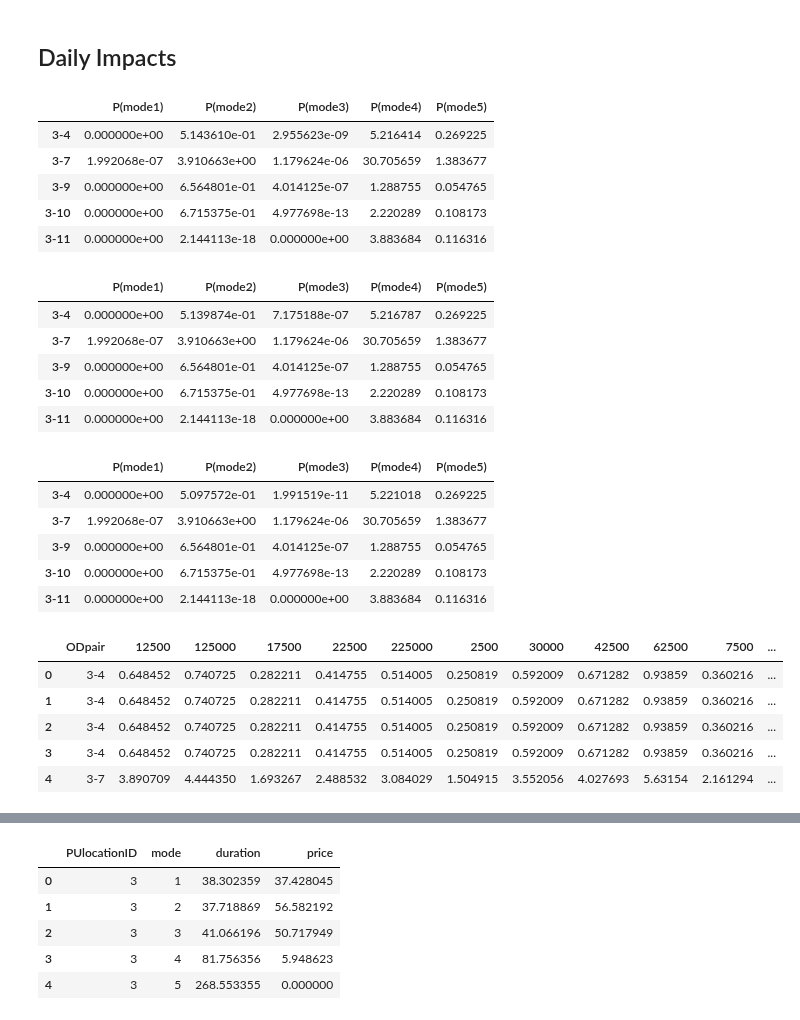
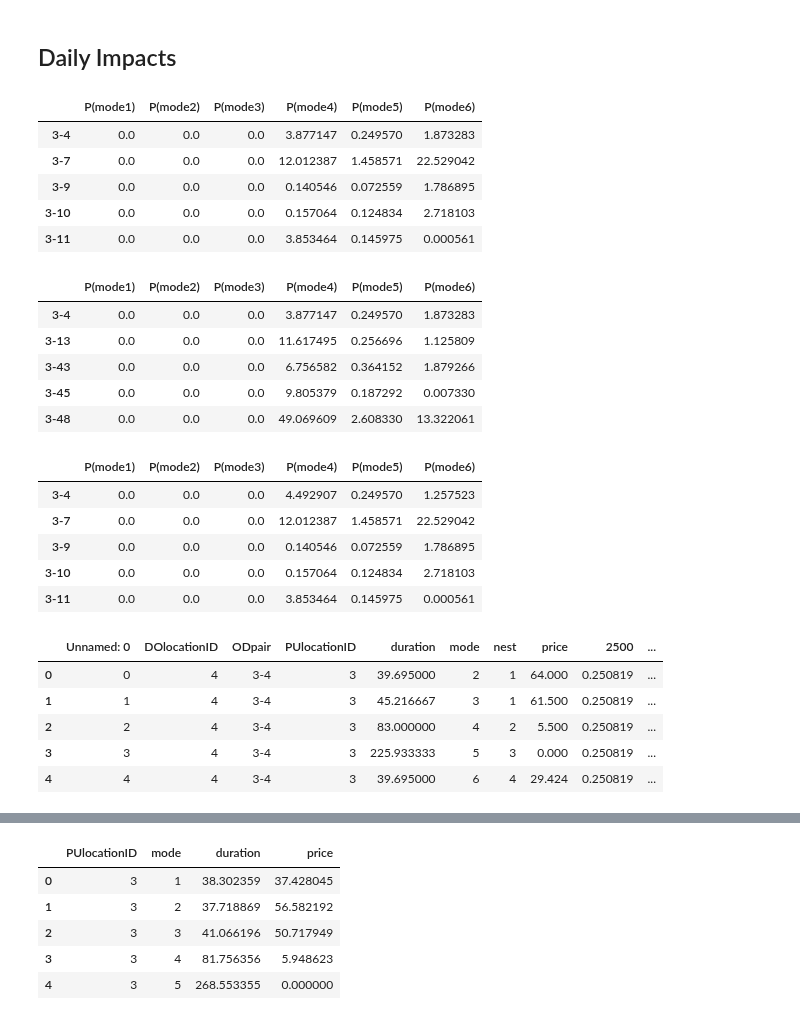
Before and after one commit to Rufei-Sheng/Manhattan-Congestion-Surcharge-Capstone, a Jupyter notebook: results/Daily_Impacts.ipynb, the cells around one changed output, grey strips where cells are left out. Cells and saved outputs as stored; diff of their text form; code cells hidden in the pictures.

```diff
--- a/results/Daily_Impacts.ipynb
+++ b/results/Daily_Impacts.ipynb
@@ -11,45 +11,45 @@ from tqdm import tqdm
 from sklearn.model_selection import GridSearchCV
 import re
 # %%
-results_scene_1 = pd.read_csv('../results/Final_results/results_scenario1_SRM.csv',index_col=0,usecols=range(6))
+results_scene_1 = pd.read_csv('Final_results/results_scenario1_0.05_1.5.csv',index_col=0)#,usecols=range(6))
 results_scene_1.head()
 # %% [output]
-|  | P(mode1) | P(mode2) | P(mode3) | P(mode4) | P(mode5) |
-| 3-4 | 0.000000e+00 | 5.143610e-01 | 2.955623e-09 | 5.216414 | 0.269225 |
-| 3-7 | 1.992068e-07 | 3.910663e+00 | 1.179624e-06 | 30.705659 | 1.383677 |
-| 3-9 | 0.000000e+00 | 6.564801e-01 | 4.014125e-07 | 1.288755 | 0.054765 |
-| 3-10 | 0.000000e+00 | 6.715375e-01 | 4.977698e-13 | 2.220289 | 0.108173 |
-| 3-11 | 0.000000e+00 | 2.144113e-18 | 0.000000e+00 | 3.883684 | 0.116316 |
+|  | P(mode1) | P(mode2) | P(mode3) | P(mode4) | P(mode5) | P(mode6) |
+| 3-4 | 0.0 | 0.0 | 0.0 | 3.877147 | 0.249570 | 1.873283 |
+| 3-7 | 0.0 | 0.0 | 0.0 | 12.012387 | 1.458571 | 22.529042 |
+| 3-9 | 0.0 | 0.0 | 0.0 | 0.140546 | 0.072559 | 1.786895 |
+| 3-10 | 0.0 | 0.0 | 0.0 | 0.157064 | 0.124834 | 2.718103 |
+| 3-11 | 0.0 | 0.0 | 0.0 | 3.853464 | 0.145975 | 0.000561 |
 # %%
-results_scene_2 = pd.read_csv('../results/Final_results/results_scenario2 -$2.75.csv',index_col=0,usecols=range(6))
+results_scene_2 = pd.read_csv('Final_results/results_scenario2_0.05_1.5.csv',index_col=0,usecols=range(1,8))
 results_scene_2.head()
 # %% [output]
-|  | P(mode1) | P(mode2) | P(mode3) | P(mode4) | P(mode5) |
-| 3-4 | 0.000000e+00 | 5.139874e-01 | 7.175188e-07 | 5.216787 | 0.269225 |
-| 3-7 | 1.992068e-07 | 3.910663e+00 | 1.179624e-06 | 30.705659 | 1.383677 |
-| 3-9 | 0.000000e+00 | 6.564801e-01 | 4.014125e-07 | 1.288755 | 0.054765 |
-| 3-10 | 0.000000e+00 | 6.715375e-01 | 4.977698e-13 | 2.220289 | 0.108173 |
-| 3-11 | 0.000000e+00 | 2.144113e-18 | 0.000000e+00 | 3.883684 | 0.116316 |
+|  | P(mode1) | P(mode2) | P(mode3) | P(mode4) | P(mode5) | P(mode6) |
+| 3-4 | 0.0 | 0.0 | 0.0 | 3.877147 | 0.249570 | 1.873283 |
+| 3-13 | 0.0 | 0.0 | 0.0 | 11.617495 | 0.256696 | 1.125809 |
+| 3-43 | 0.0 | 0.0 | 0.0 | 6.756582 | 0.364152 | 1.879266 |
+| 3-45 | 0.0 | 0.0 | 0.0 | 9.805379 | 0.187292 | 0.007330 |
+| 3-48 | 0.0 | 0.0 | 0.0 | 49.069609 | 2.608330 | 13.322061 |
 # %%
-results_scene_3 = pd.read_csv('../results/Final_results/results_scenario3 -$10.csv',index_col=0,usecols=range(6))
+results_scene_3 = pd.read_csv('Final_results/results_scenario3_with_scenario1_0.05_1.5.csv',index_col=0)#,usecols=range(6))
 results_scene_3.head()
 # %% [output]
-|  | P(mode1) | P(mode2) | P(mode3) | P(mode4) | P(mode5) |
-| 3-4 | 0.000000e+00 | 5.097572e-01 | 1.991519e-11 | 5.221018 | 0.269225 |
-| 3-7 | 1.992068e-07 | 3.910663e+00 | 1.179624e-06 | 30.705659 | 1.383677 |
-| 3-9 | 0.000000e+00 | 6.564801e-01 | 4.014125e-07 | 1.288755 | 0.054765 |
-| 3-10 | 0.000000e+00 | 6.715375e-01 | 4.977698e-13 | 2.220289 | 0.108173 |
-| 3-11 | 0.000000e+00 | 2.144113e-18 | 0.000000e+00 | 3.883684 | 0.116316 |
+|  | P(mode1) | P(mode2) | P(mode3) | P(mode4) | P(mode5) | P(mode6) |
+| 3-4 | 0.0 | 0.0 | 0.0 | 4.492907 | 0.249570 | 1.257523 |
+| 3-7 | 0.0 | 0.0 | 0.0 | 12.012387 | 1.458571 | 22.529042 |
+| 3-9 | 0.0 | 0.0 | 0.0 | 0.140546 | 0.072559 | 1.786895 |
+| 3-10 | 0.0 | 0.0 | 0.0 | 0.157064 | 0.124834 | 2.718103 |
+| 3-11 | 0.0 | 0.0 | 0.0 | 3.853464 | 0.145975 | 0.000561 |
 # %%
-wages = pd.read_csv('../modeling/final_allMode_with_wage_cleaned_update.csv')
+wages = pd.read_csv('../modeling/final_allMode_with_2017wage_cleaned_update.csv')
 wages.head(5)
 # %% [output]
-|  | ODpair | 12500 | 125000 | 17500 | 22500 | 225000 | 2500 | 30000 | 42500 | 62500 | 7500 | ... |
-| 0 | 3-4 | 0.648452 | 0.740725 | 0.282211 | 0.414755 | 0.514005 | 0.250819 | 0.592009 | 0.671282 | 0.93859 | 0.360216 | ... |
-| 1 | 3-4 | 0.648452 | 0.740725 | 0.282211 | 0.414755 | 0.514005 | 0.250819 | 0.592009 | 0.671282 | 0.93859 | 0.360216 | ... |
-| 2 | 3-4 | 0.648452 | 0.740725 | 0.282211 | 0.414755 | 0.514005 | 0.250819 | 0.592009 | 0.671282 | 0.93859 | 0.360216 | ... |
-| 3 | 3-4 | 0.648452 | 0.740725 | 0.282211 | 0.414755 | 0.514005 | 0.250819 | 0.592009 | 0.671282 | 0.93859 | 0.360216 | ... |
-| 4 | 3-7 | 3.890709 | 4.444350 | 1.693267 | 2.488532 | 3.084029 | 1.504915 | 3.552056 | 4.027693 | 5.63154 | 2.161294 | ... |
+|  | Unnamed: 0 | DOlocationID | ODpair | PUlocationID | duration | mode | nest | price | 2500 | ... |
+| 0 | 0 | 4 | 3-4 | 3 | 39.695000 | 2 | 1 | 64.000 | 0.250819 | ... |
+| 1 | 1 | 4 | 3-4 | 3 | 45.216667 | 3 | 1 | 61.500 | 0.250819 | ... |
+| 2 | 2 | 4 | 3-4 | 3 | 83.000000 | 4 | 2 | 5.500 | 0.250819 | ... |
+| 3 | 3 | 4 | 3-4 | 3 | 225.933333 | 5 | 3 | 0.000 | 0.250819 | ... |
+| 4 | 4 | 4 | 3-4 | 3 | 39.695000 | 6 | 4 | 29.424 | 0.250819 | ... |
 # %%
 # agg_scene_1 = results_scene_1.drop('destination',axis=1).groupby('origin').sum()
 # agg_scene_1.head()
```
Also changed, not shown: parts of 27 cells of this notebook, 5 other files.
